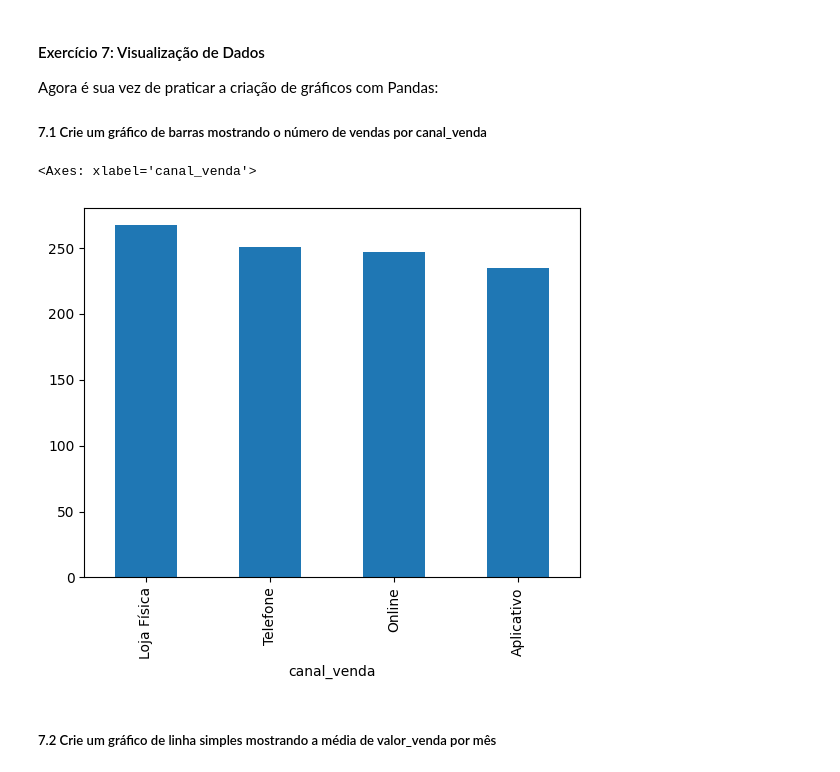
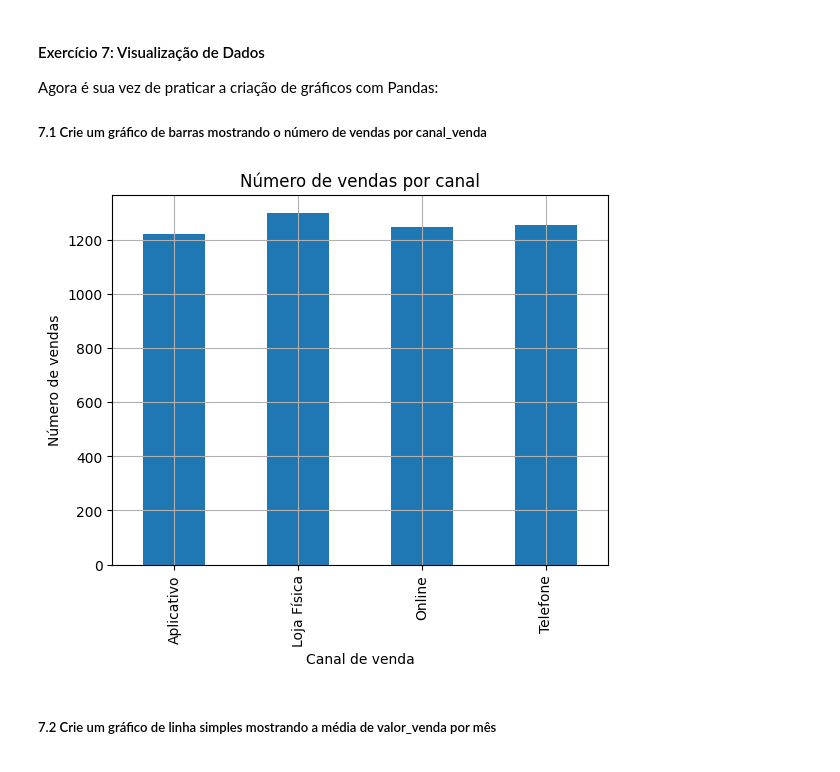
Before and after one commit to nxgleo/Notebook-lads, a Jupyter notebook: desafio_2_etapa.ipynb, the cells around one changed output. Saved outputs shown, nothing was run; the diff lists cells and outputs as text; code cells hidden in the pictures.

```diff
--- a/desafio_2_etapa.ipynb
+++ b/desafio_2_etapa.ipynb
@@ -1366,10 +1541,14 @@ plt.show()
 Agora é sua vez de praticar a criação de gráficos com Pandas:
 
 ##### 7.1 Crie um gráfico de barras mostrando o número de vendas por canal_venda
-# %%
-graf
-# %% [output]
-<Axes: xlabel='canal_venda'>
-[figure, removed]
+# %%
+vendas_por_canal = df_vendas.groupby('canal_venda')['quantidade'].sum()
+vendas_por_canal.plot(kind='bar')
+plt.title('Número de vendas por canal')
+plt.xlabel('Canal de venda')
+plt.ylabel('Número de vendas')
+plt.grid(True)
+# %% [output]
+[figure, added]
 # %% [markdown]
 ##### 7.2 Crie um gráfico de linha simples mostrando a média de valor_venda por mês
```
Also changed, not shown: parts of 50 cells of this notebook.
